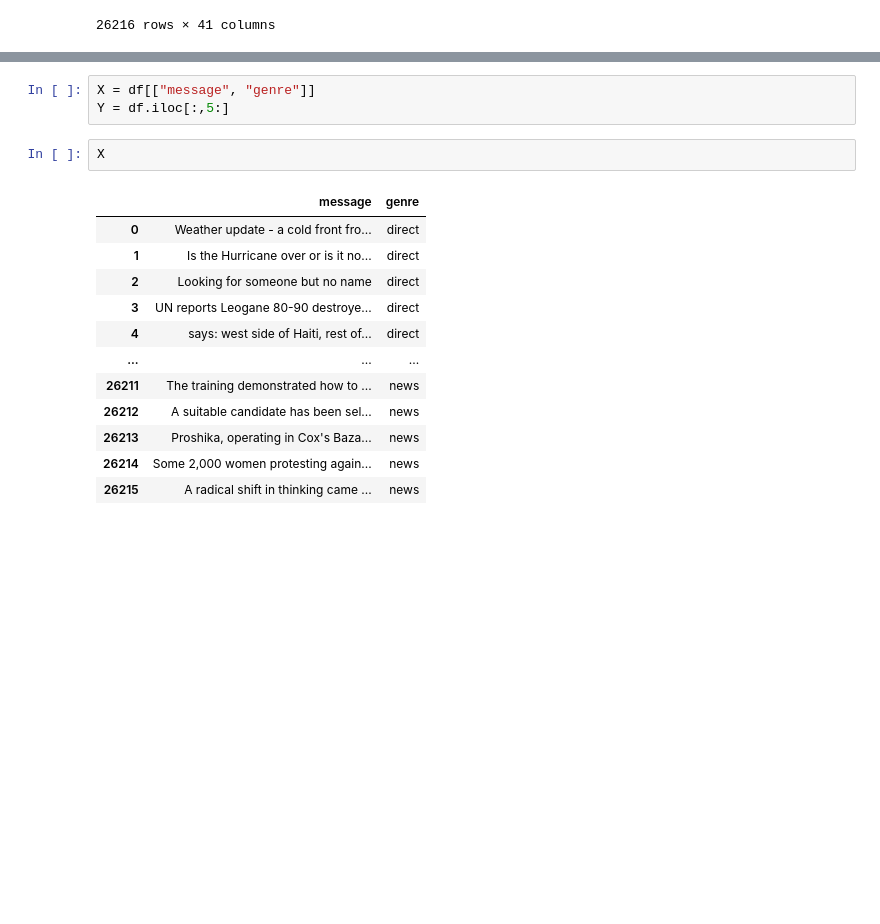
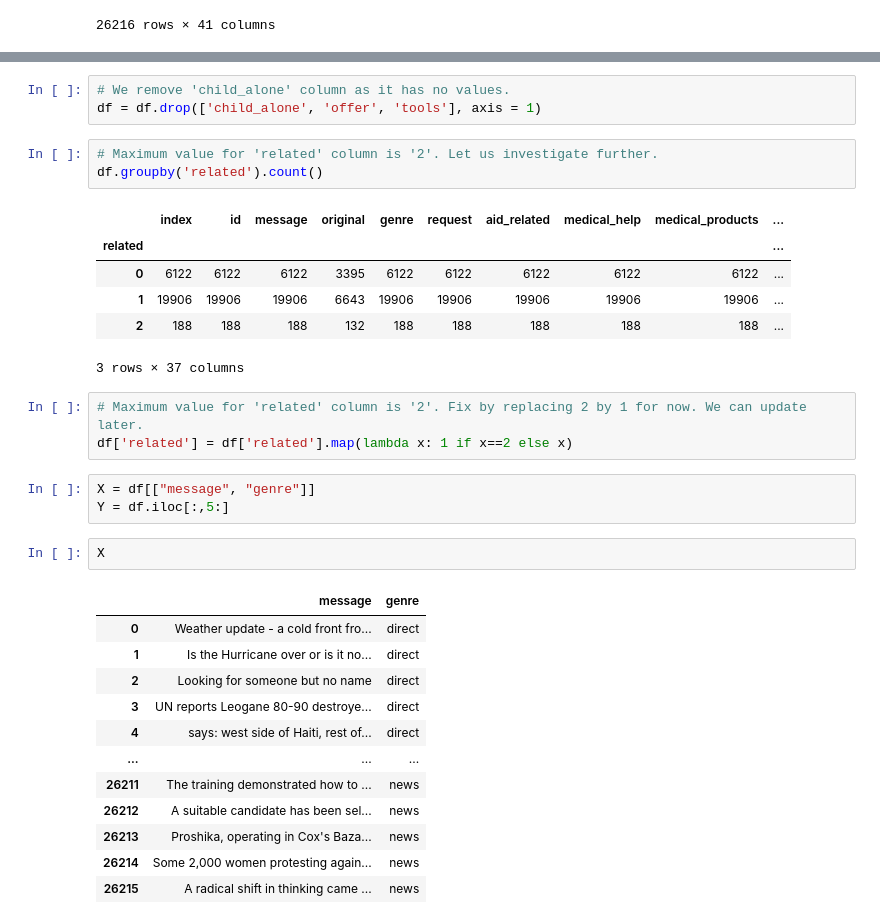
Before and after one commit to LourensWalters/data-science, a Jupyter notebook: notebooks/data-engineering/ML Pipeline Preparation.ipynb, the cells around one changed output, grey strips where cells are left out. Cells and saved outputs as stored; diff of their text form; blank space fills up the shorter version.

```diff
--- a/notebooks/data-engineering/ML Pipeline Preparation.ipynb
+++ b/notebooks/data-engineering/ML Pipeline Preparation.ipynb
@@ -36,3 +75,19 @@ df
+# %%
+# We remove 'child_alone' column as it has no values.
+df = df.drop(['child_alone', 'offer', 'tools'], axis = 1)
+# %%
+# Maximum value for 'related' column is '2'. Let us investigate further.
+df.groupby('related').count()
+# %% [output]
+|  | index | id | message | original | genre | request | aid_related | medical_help | medical_products | ... |
+| related |  |  |  |  |  |  |  |  |  | ... |
+| 0 | 6122 | 6122 | 6122 | 3395 | 6122 | 6122 | 6122 | 6122 | 6122 | ... |
+| 1 | 19906 | 19906 | 19906 | 6643 | 19906 | 19906 | 19906 | 19906 | 19906 | ... |
+| 2 | 188 | 188 | 188 | 132 | 188 | 188 | 188 | 188 | 188 | ... |
+3 rows × 37 columns
+# %%
+# Maximum value for 'related' column is '2'. Fix by replacing 2 by 1 for now. We can update later.
+df['related'] = df['related'].map(lambda x: 1 if x==2 else x)
 # %%
 X = df[["message", "genre"]]
 Y = df.iloc[:,5:]
```
Also changed, not shown: parts of 21 cells of this notebook.
